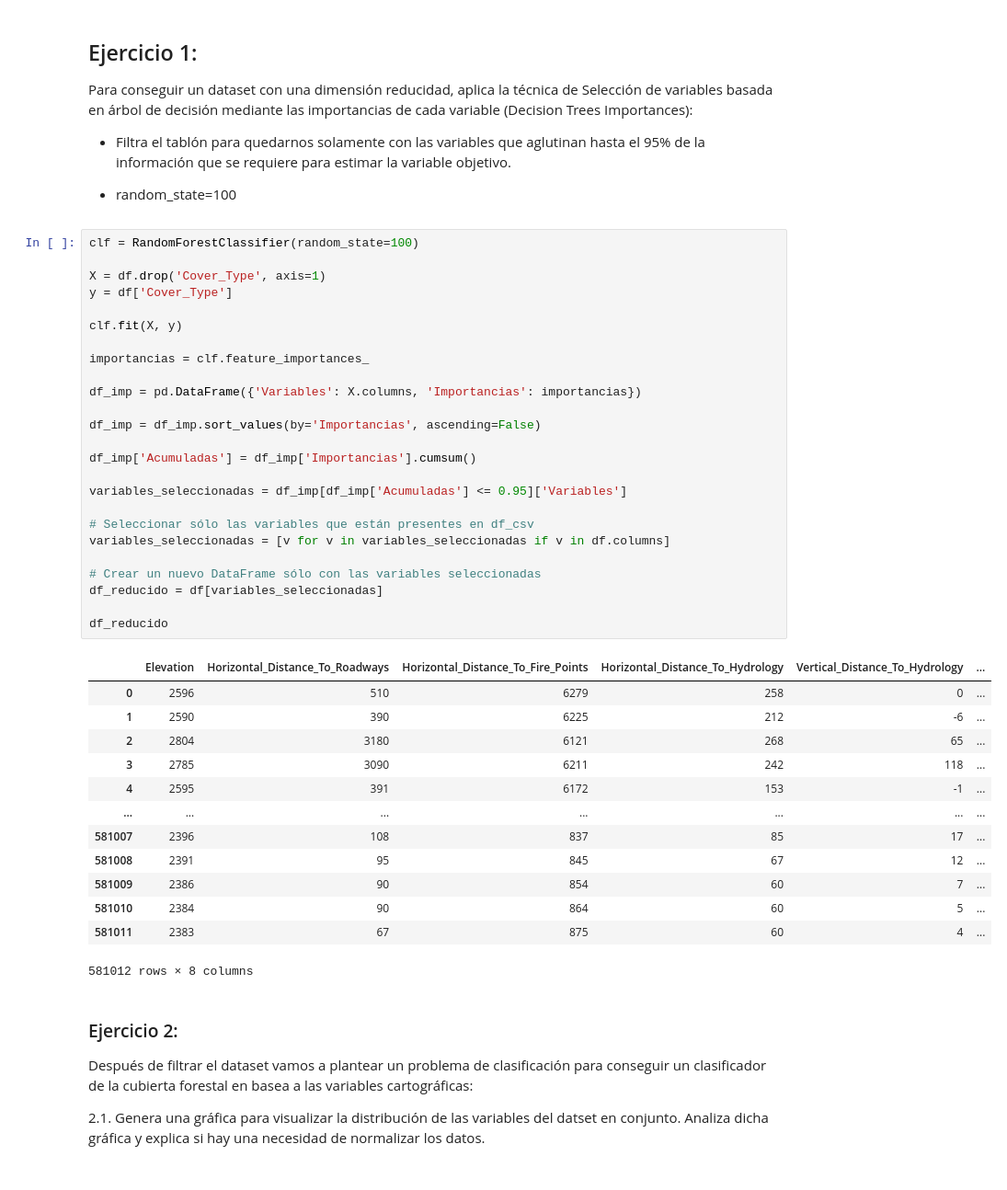
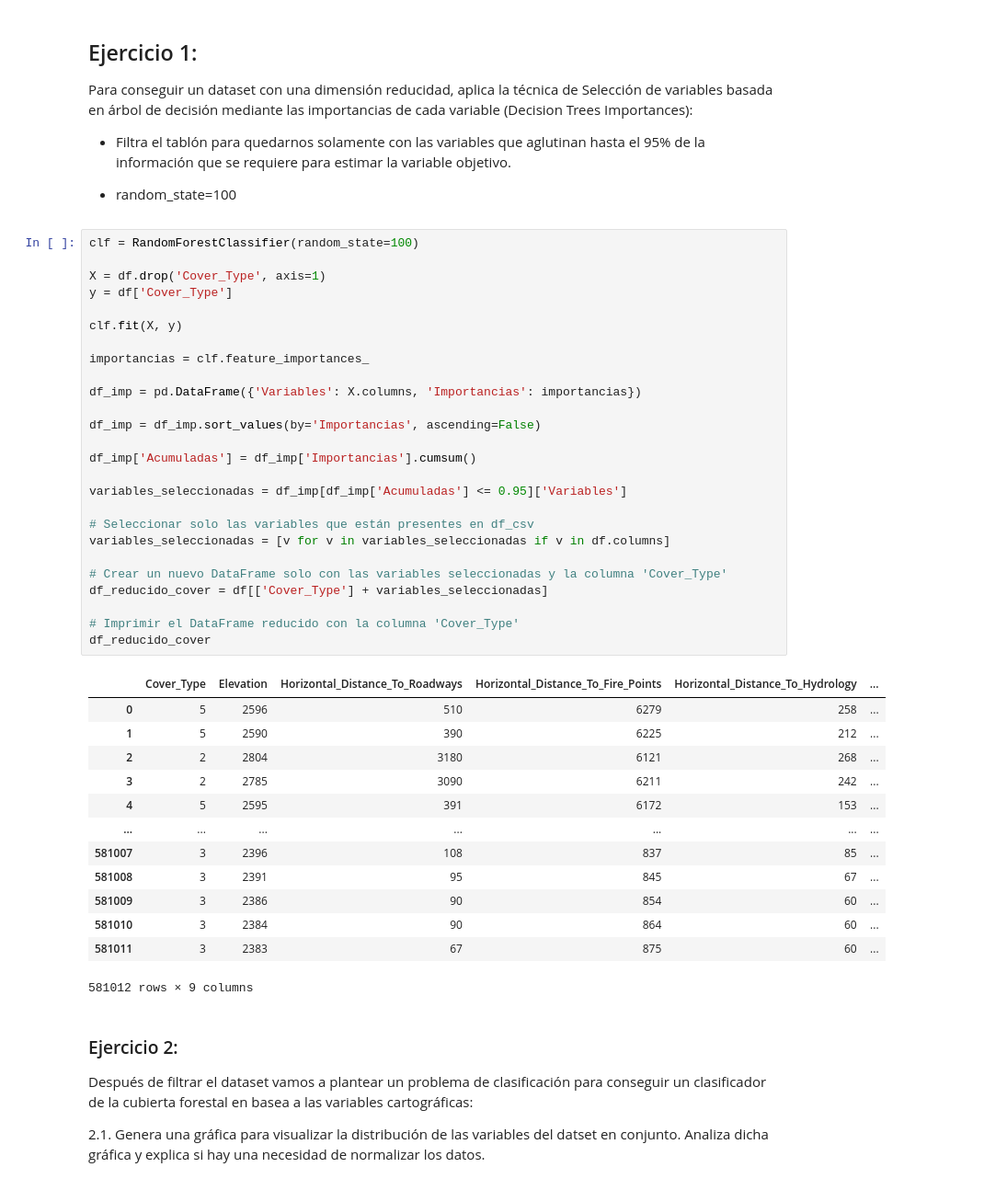
Before and after one commit to alejandru00/Examen-EDA, a Jupyter notebook: examen.ipynb, the cells around one changed output. Shown at 92% size. Saved outputs shown, nothing was run; the diff lists cells and outputs as text.

```diff
--- a/examen.ipynb
+++ b/examen.ipynb
@@ -160,42 +160,43 @@ Para conseguir un dataset con una dimensión reducidad, aplica la técnica de Se
 # %%
 clf = RandomForestClassifier(random_state=100)
 
 X = df.drop('Cover_Type', axis=1)
 y = df['Cover_Type']
 
 clf.fit(X, y)
 
 importancias = clf.feature_importances_
 
 df_imp = pd.DataFrame({'Variables': X.columns, 'Importancias': importancias})
 
 df_imp = df_imp.sort_values(by='Importancias', ascending=False)
 
 df_imp['Acumuladas'] = df_imp['Importancias'].cumsum()
 
 variables_seleccionadas = df_imp[df_imp['Acumuladas'] <= 0.95]['Variables']
 
-# Seleccionar sólo las variables que están presentes en df_csv
+# Seleccionar solo las variables que están presentes en df_csv
 variables_seleccionadas = [v for v in variables_seleccionadas if v in df.columns]
 
-# Crear un nuevo DataFrame sólo con las variables seleccionadas
-df_reducido = df[variables_seleccionadas]
+# Crear un nuevo DataFrame solo con las variables seleccionadas y la columna 'Cover_Type'
+df_reducido_cover = df[['Cover_Type'] + variables_seleccionadas]
 
-df_reducido
+# Imprimir el DataFrame reducido con la columna 'Cover_Type'
+df_reducido_cover
 # %% [output]
-|  | Elevation | Horizontal_Distance_To_Roadways | Horizontal_Distance_To_Fire_Points | Horizontal_Distance_To_Hydrology | Vertical_Distance_To_Hydrology | ... |
-| 0 | 2596 | 510 | 6279 | 258 | 0 | ... |
-| 1 | 2590 | 390 | 6225 | 212 | -6 | ... |
-| 2 | 2804 | 3180 | 6121 | 268 | 65 | ... |
-| 3 | 2785 | 3090 | 6211 | 242 | 118 | ... |
-| 4 | 2595 | 391 | 6172 | 153 | -1 | ... |
+|  | Cover_Type | Elevation | Horizontal_Distance_To_Roadways | Horizontal_Distance_To_Fire_Points | Horizontal_Distance_To_Hydrology | ... |
+| 0 | 5 | 2596 | 510 | 6279 | 258 | ... |
+| 1 | 5 | 2590 | 390 | 6225 | 212 | ... |
+| 2 | 2 | 2804 | 3180 | 6121 | 268 | ... |
+| 3 | 2 | 2785 | 3090 | 6211 | 242 | ... |
+| 4 | 5 | 2595 | 391 | 6172 | 153 | ... |
 | ... | ... | ... | ... | ... | ... | ... |
-| 581007 | 2396 | 108 | 837 | 85 | 17 | ... |
-| 581008 | 2391 | 95 | 845 | 67 | 12 | ... |
-| 581009 | 2386 | 90 | 854 | 60 | 7 | ... |
-| 581010 | 2384 | 90 | 864 | 60 | 5 | ... |
-| 581011 | 2383 | 67 | 875 | 60 | 4 | ... |
+| 581007 | 3 | 2396 | 108 | 837 | 85 | ... |
+| 581008 | 3 | 2391 | 95 | 845 | 67 | ... |
+| 581009 | 3 | 2386 | 90 | 854 | 60 | ... |
+| 581010 | 3 | 2384 | 90 | 864 | 60 | ... |
+| 581011 | 3 | 2383 | 67 | 875 | 60 | ... |
-581012 rows × 8 columns
+581012 rows × 9 columns
 # %% [markdown]
 ### Ejercicio 2:
 Después de filtrar el dataset vamos a plantear un problema de clasificación para conseguir un clasificador de la cubierta forestal en basea a las variables cartográficas:
```
Also changed, not shown: parts of 9 cells of this notebook.
